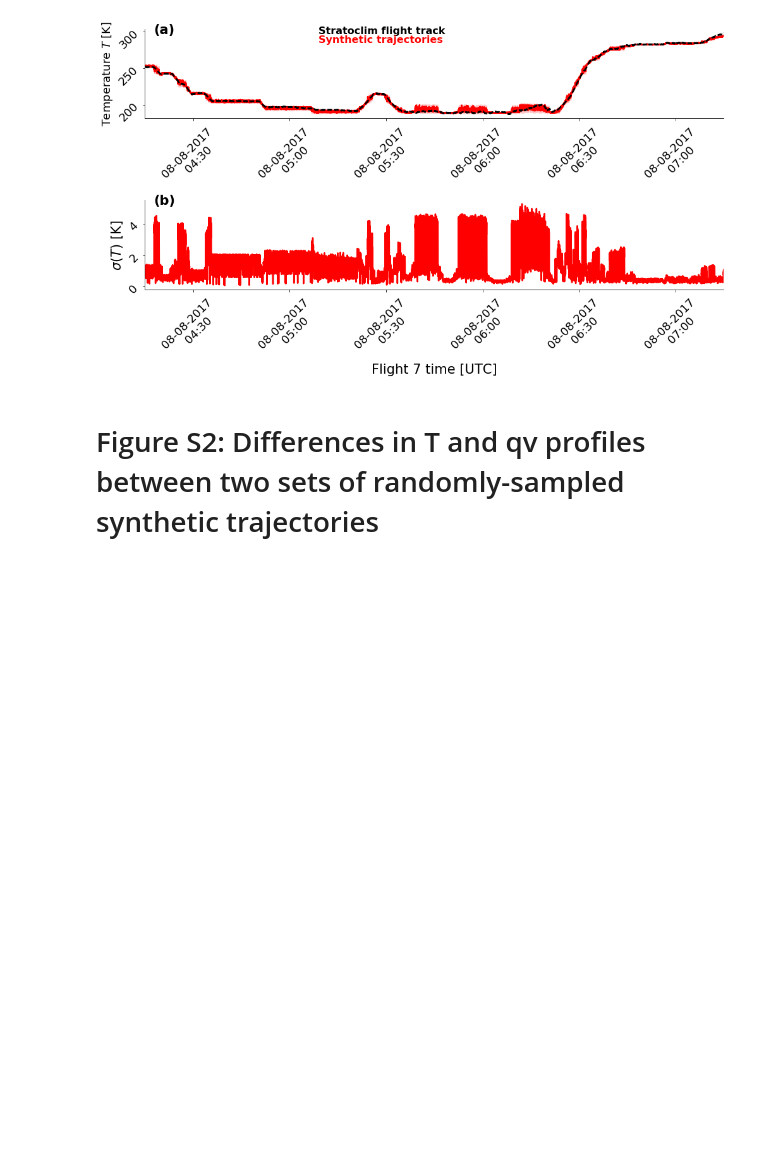
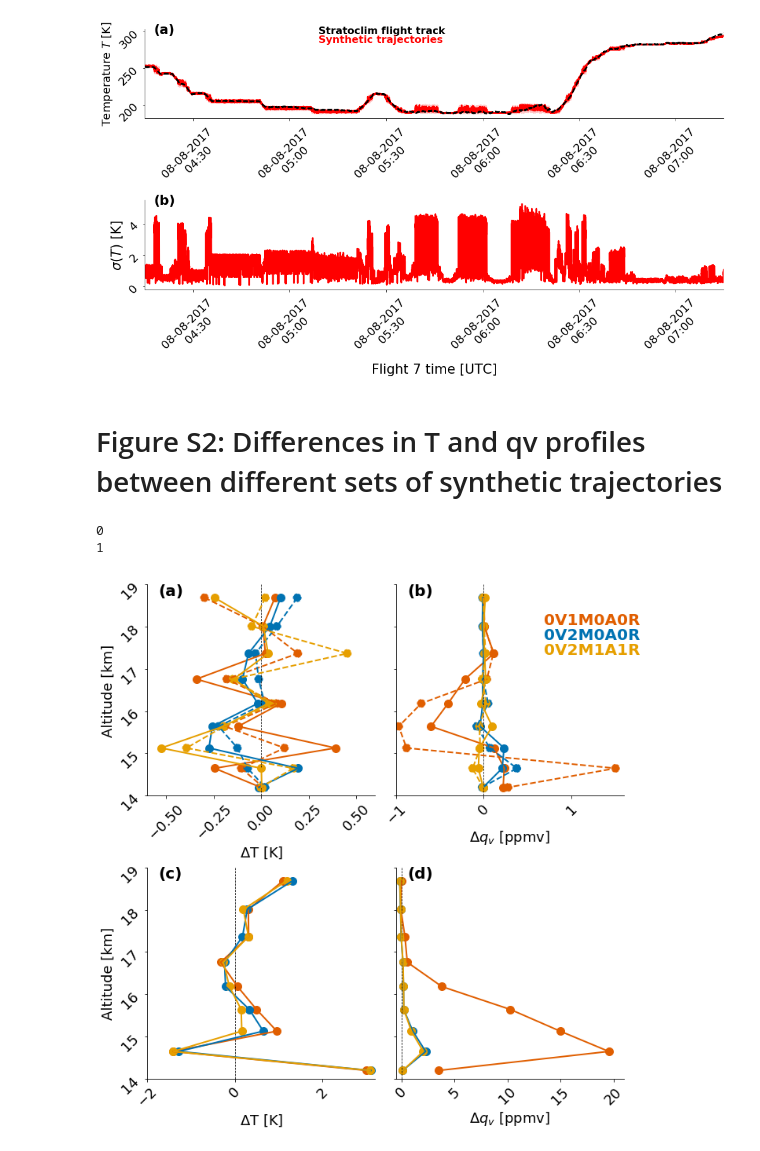
Before and after one commit to sylviasullivan/ice-microp-rad, a Jupyter notebook: SI_article2.ipynb, the cells around one changed output. Cells and saved outputs as stored; diff of their text form; code cells hidden in the pictures; blank space fills up the shorter version.

```diff
--- a/SI_article2.ipynb
+++ b/SI_article2.ipynb
@@ -2,7 +2,11 @@
 import matplotlib.pyplot as plt
 import numpy as np
 import xarray as xr
+import sys, os, warnings
+
+sys.path.append(os.path.abspath("/work/bb1018/b380873/tropic_vis/utilities/"))
 from plotting_utilities import *
+farbe = sim_colors()
 # %% [markdown]
 # Figure S1: Temperature tracking and variability along synthetic trajectories
 # %%
@@ -48,4 +52,67 @@ plt.show()
 # %% [output]
 [figure]
 # %% [markdown]
-# Figure S2: Differences in T and qv profiles between two sets of randomly-sampled synthetic trajectories
+# Figure S2: Differences in T and qv profiles between different sets of synthetic trajectories
+# %%
+sim_list = ['0V1M0A0R', '0V2M0A0R', '0V2M1A1R']
+min_alt = 14000
+max_alt = 22000
+fs = 18
+icon_sz = 100
+warnings.filterwarnings(action='once')
+vgrid = xr.open_dataset('/work/bb1018/b380873/vgrid_icon-grid_tropic_55e115e5s40n.nc')
+alt = vgrid.vct_a.values[:,0]
+j = np.argwhere( (alt >= min_alt) & (alt <= max_alt) )
+bins_sims = alt[j[:,0]]/1000.
+
+fig, ax = plt.subplots(nrows=2, ncols=2, figsize=(10, 10))
+for a in ax.flatten():
+    a.plot([0, 0],[min_alt/1000, 19], color='black', ls='--', lw=0.75)
+    a.set_ylim([min_alt/1000, 19])
+    sexy_axes(a, fs=fs)
+
+for s_indx, s_name in enumerate( sim_list ):
+    stats1 = np.load('output/ICON_syntrajs_' + s_name + '_stats.npy')
+    stats2 = np.load('output/ICON_syntrajs_' + s_name + '_stats_2.npy')
+    stats3 = np.load('output/ICON_syntrajs_' + s_name + '_stats_3.npy')
+    stats4 = np.load('output/ICON_syntrajs_' + s_name + '_stats_collocate.npy')
+
+    ax[0,0].scatter(np.nanmean((stats1[0,0]), axis=1) - np.nanmean((stats2[0,0]), axis=1), bins_sims, color=farbe[s_name], s=icon_sz)
+    ax[0,0].plot(np.nanmean((stats1[0,0]), axis=1) - np.nanmean((stats2[0,0]), axis=1), bins_sims, color=farbe[s_name], lw=2)
+    ax[0,1].scatter(np.nanmean((stats1[3,0]), axis=1) - np.nanmean((stats2[3,0]), axis=1), bins_sims, color=farbe[s_name], s=icon_sz)
+    ax[0,1].plot(np.nanmean((stats1[3,0]), axis=1) - np.nanmean((stats2[3,0]), axis=1), bins_sims, color=farbe[s_name], lw=2)
+
+    ax[0,0].scatter(np.nanmean((stats1[0,0]), axis=1) - np.nanmean((stats3[0,0]), axis=1), bins_sims, ls='--', color=farbe[s_name], s=icon_sz)
+    ax[0,0].plot(np.nanmean((stats1[0,0]), axis=1) - np.nanmean((stats3[0,0]), axis=1), bins_sims, ls='--', color=farbe[s_name], lw=2)
+    ax[0,1].scatter(np.nanmean((stats1[3,0]), axis=1) - np.nanmean((stats3[3,0]), axis=1), bins_sims, ls='--', color=farbe[s_name], s=icon_sz)
+    ax[0,1].plot(np.nanmean((stats1[3,0]), axis=1) - np.nanmean((stats3[3,0]), axis=1), bins_sims, ls='--', color=farbe[s_name], lw=2)
+
+    ax[1,0].scatter(np.nanmean((stats1[0,0]), axis=1) - np.nanmean((stats4[0,0]), axis=1), bins_sims, color=farbe[s_name], s=icon_sz)
+    ax[1,0].plot(np.nanmean((stats1[0,0]), axis=1) - np.nanmean((stats4[0,0]), axis=1), bins_sims, color=farbe[s_name], lw=2)
+    ax[1,1].scatter(np.nanmean((stats1[3,0]), axis=1) - np.nanmean((stats4[3,0]), axis=1), bins_sims, color=farbe[s_name], s=icon_sz)
+    ax[1,1].plot(np.nanmean((stats1[3,0]), axis=1) - np.nanmean((stats4[3,0]), axis=1), bins_sims, color=farbe[s_name], lw=2)
+
+let = [ ['(a)','(b)'],['(c)','(d)'] ]
+for i in [0, 1]:
+    print(i)
+    ax[i,0].set_ylabel('Altitude [km]', fontsize=fs)
+    ax[i,0].set_xlabel(r'$\Delta$T [K]', fontsize=fs)
+    ax[i,1].set_yticklabels([])
+    ax[i,0].text(0.05, 0.95, let[i][0], weight='bold', fontsize=fs+2, transform=ax[i,0].transAxes)
+    ax[i,1].text(0.05, 0.95, let[i][1], weight='bold', fontsize=fs+2, transform=ax[i,1].transAxes)
+    ax[i,1].set_xlabel(r'$\Delta q_v$ [ppmv]', fontsize=fs)
+
+ax[0,0].set_xlim([-0.6, 0.6])
+ax[0,1].set_xlim([-1, 1.6])
+ax[1,0].set_xlim([-2, 3.2])
+ax[1,1].set_xlim([-0.5, 21])
+ax[0,1].text(0.65, 0.81, '0V1M0A0R', color=farbe['0V1M0A0R'], weight='bold', fontsize=fs+2, transform=ax[0,1].transAxes)
+ax[0,1].text(0.65, 0.74, '0V2M0A0R', color=farbe['0V2M0A0R'], weight='bold', fontsize=fs+2, transform=ax[0,1].transAxes)
+ax[0,1].text(0.65, 0.67, '0V2M1A1R', color=farbe['0V2M1A1R'], weight='bold', fontsize=fs+2, transform=ax[0,1].transAxes)
+plt.tight_layout()
+
+#fig.savefig('output/syntraj_diff_thermo.pdf', bbox_inches='tight')
+# %% [output]
+0
+1
+[figure, added]
```
Also changed, not shown: 1 other file.
